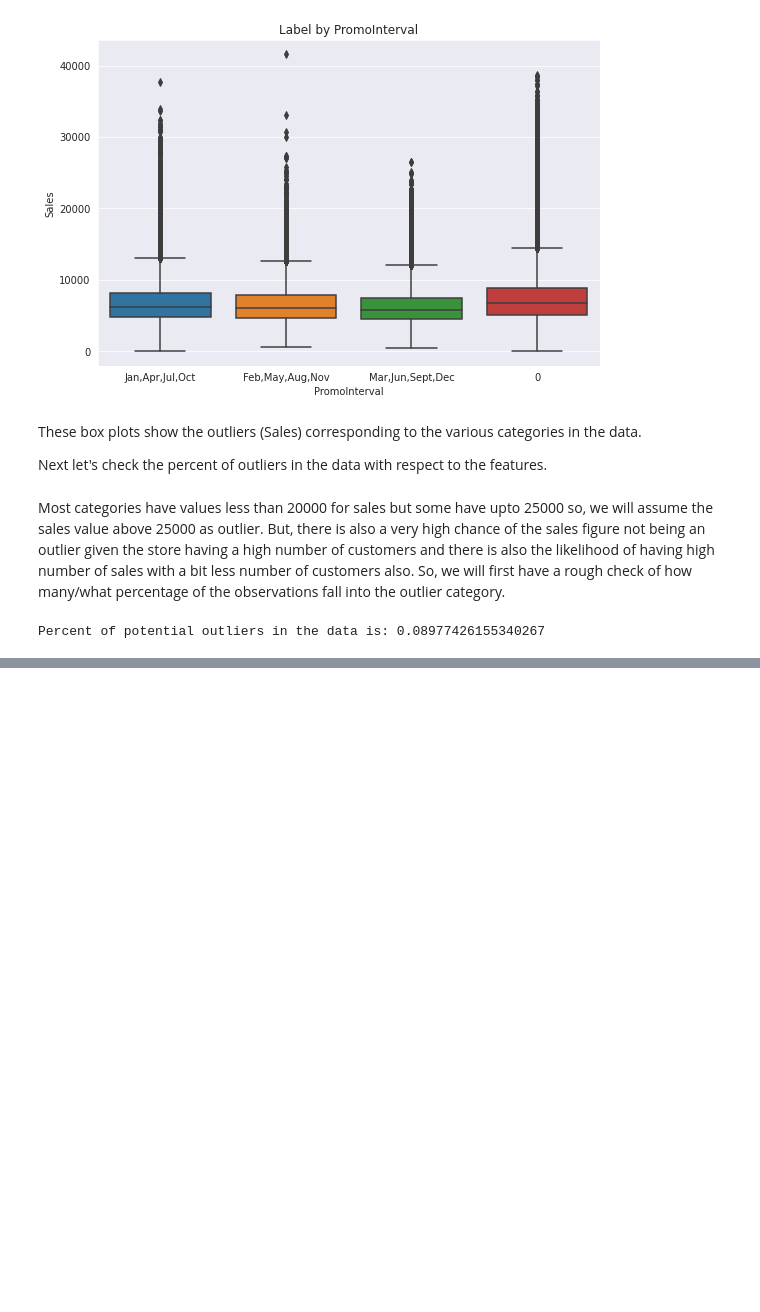
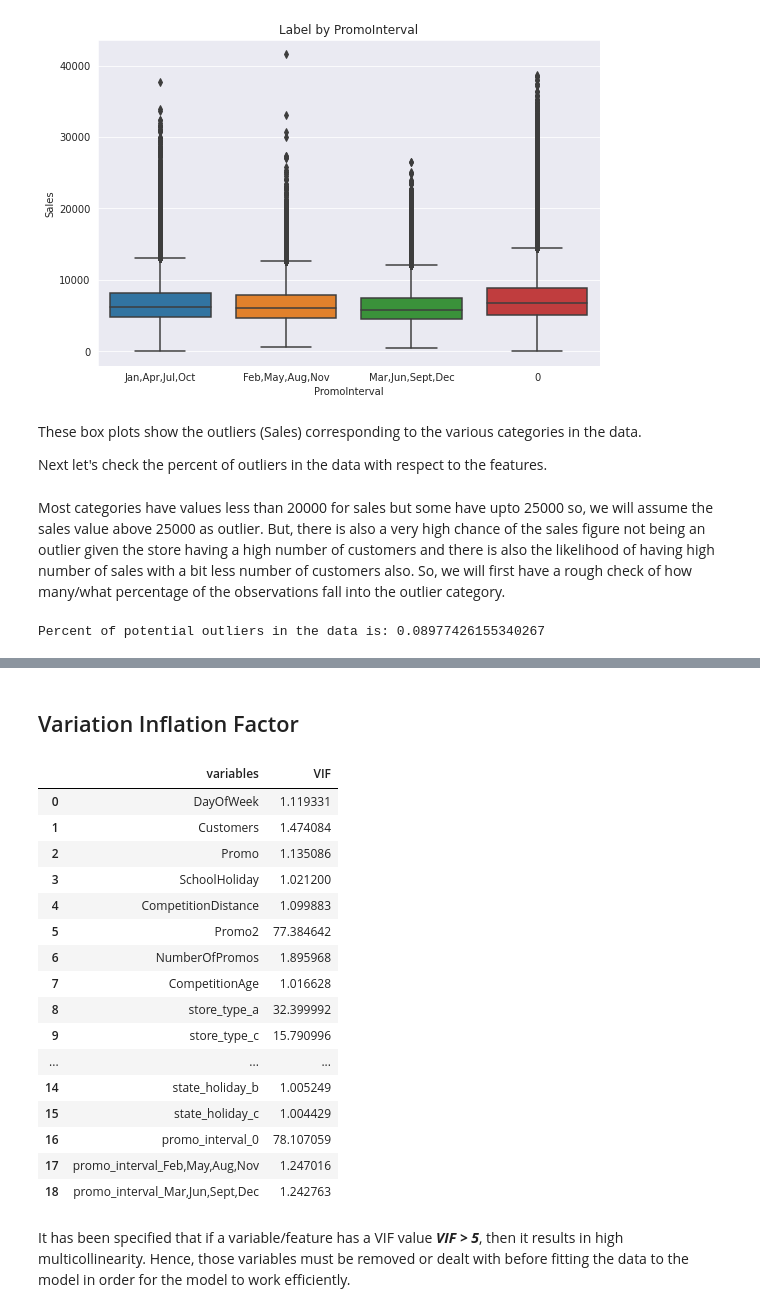
Before and after one commit to Adityasingh675/Supervised-ML-Regression, a Jupyter notebook: Rossmann_Sales_Prediction_Capstone_Project.ipynb, the cells around one changed output, grey strips where cells are left out. Drawn from its saved outputs; the diff is of its cells as text; code cells hidden in the pictures; blank space fills up the shorter version.

```diff
--- a/Rossmann_Sales_Prediction_Capstone_Project.ipynb
+++ b/Rossmann_Sales_Prediction_Capstone_Project.ipynb
@@ -880,0 +956,32 @@ Percent of potential outliers in the data is: 0.08977426155340267
+# %% [markdown]
+## Variation Inflation Factor
+# %%
+# Function to calculate VIF for all the variables.
+def calc_vif(X):
+    vif = pd.DataFrame()
+    vif["variables"] = X.columns
+    vif["VIF"] = [variance_inflation_factor(X.values, i) for i in range(X.shape[1])]
+    return(vif)
+# %%
+# Function gives the value of the VIF of all the variables in the dataset.
+calc_vif(rossmann_df_final[[i for i in rossmann_df_final.describe().columns if i not in ['Store', 'Sales']]])
+# %% [output]
+|  | variables | VIF |
+| 0 | DayOfWeek | 1.119331 |
+| 1 | Customers | 1.474084 |
+| 2 | Promo | 1.135086 |
+| 3 | SchoolHoliday | 1.021200 |
+| 4 | CompetitionDistance | 1.099883 |
+| 5 | Promo2 | 77.384642 |
+| 6 | NumberOfPromos | 1.895968 |
+| 7 | CompetitionAge | 1.016628 |
+| 8 | store_type_a | 32.399992 |
+| 9 | store_type_c | 15.790996 |
+| ... | ... | ... |
+| 14 | state_holiday_b | 1.005249 |
+| 15 | state_holiday_c | 1.004429 |
+| 16 | promo_interval_0 | 78.107059 |
+| 17 | promo_interval_Feb,May,Aug,Nov | 1.247016 |
+| 18 | promo_interval_Mar,Jun,Sept,Dec | 1.242763 |
+# %% [markdown]
+It has been specified that if a variable/feature has a VIF value ***VIF > 5***, then it results in high multicollinearity. Hence, those variables must be removed or dealt with before fitting the data to the model in order for the model to work efficiently.
```
Also changed, not shown: parts of 18 cells of this notebook.
